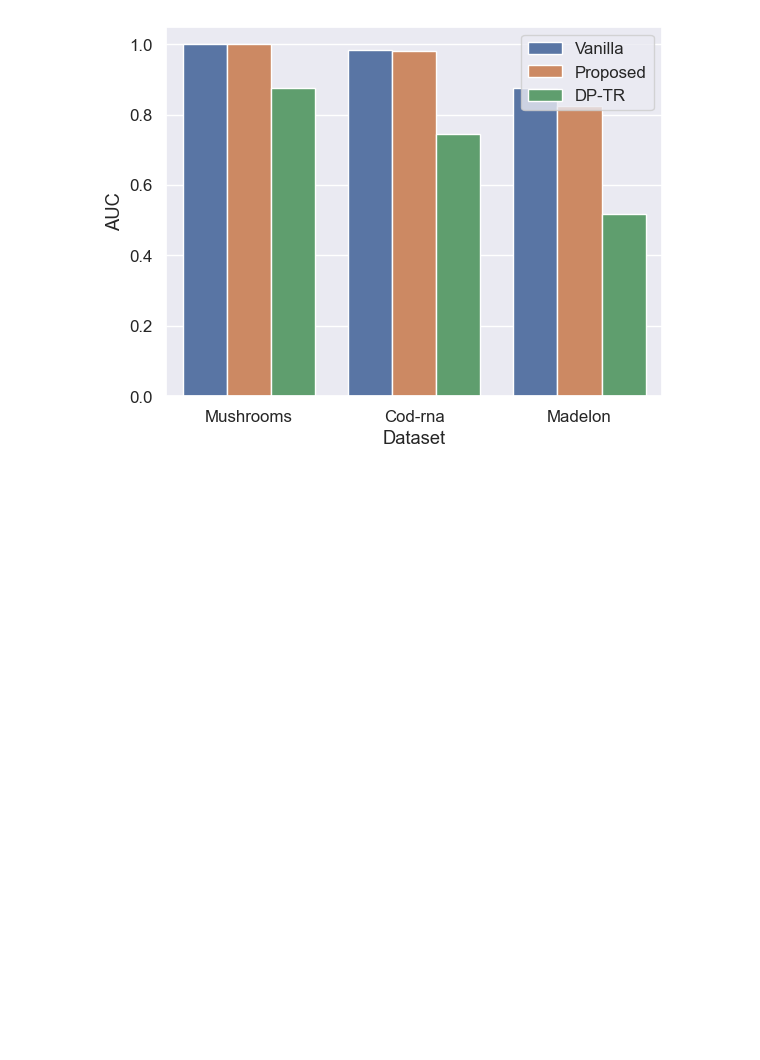
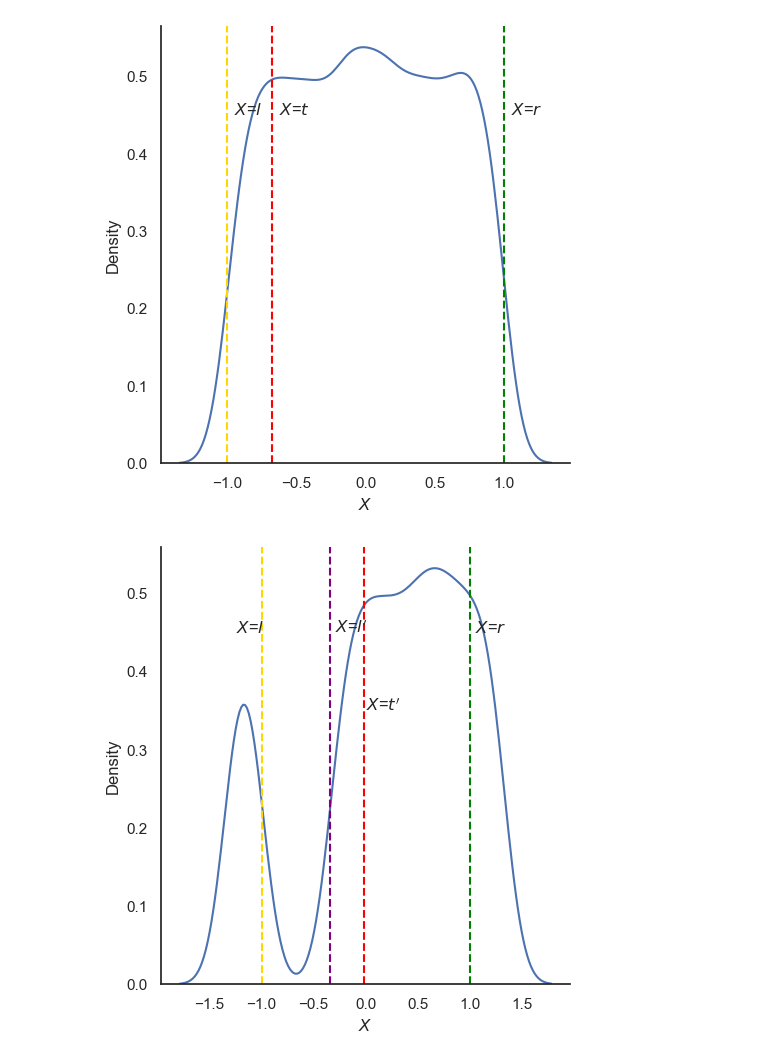
Before and after one commit to Carudy/phaserTree, a Jupyter notebook: plot.ipynb, the cells around one changed output. Cells and saved outputs as stored; diff of their text form; code cells hidden in the pictures; blank space fills up the shorter version.

```diff
--- a/plot.ipynb
+++ b/plot.ipynb
@@ -74,6 +105,7 @@ plt.savefig(r'D:\work\phase_tree/figure/pole.pdf')
 # %%
 # dist3 4
 sns.set(font_scale=1.5)
+sns.set_theme(style="white", palette=None)
 
 xs = np.random.uniform(-1, 1, 3000)
 l = min(xs)
@@ -83,35 +115,38 @@ t = random.choice(range(len(xs)))
 
 fig = sns.displot(xs, kind="kde")
 fig.set_axis_labels('$X$')
 
 plt.axvline(xs[t], color='red', linestyle='--')
 plt.text(xs[t]+0.05, 0.45, f'$X$=$t$')
 plt.axvline(l, color='gold', linestyle='--')
 plt.text(l+0.05, 0.45, f'$X$=$l$')
 plt.axvline(r, color='green', linestyle='--')
 plt.text(r+0.05, 0.45, f'$X$=$r$')
 
-fig.savefig(r'D:\work\phase_tree/dis3.pdf')
+fig.savefig(r'D:\work\phase_tree/figure/dis3.pdf', bbox_inches='tight')
 
 pa = Phaser(xs, (max(xs)-min(xs)) * 0.33)
 xx = [pa(x) for x in xs]
 
 fig = sns.displot(xx, kind="kde")
 fig.set_axis_labels('$X$')
 
 plt.axvline(xx[t], color='red', linestyle='--')
 plt.text(xx[t]+0.02, 0.35, f'$X$=$t^\prime$')
 
 plt.axvline(l, color='gold', linestyle='--')
 plt.text(l-0.25, 0.45, f'$X$=$l$')
 
 plt.axvline(pa(l), color='purple', linestyle='--')
 plt.text(pa(l)+0.05, 0.45, f'$X$=$l^\prime$')
 
 plt.axvline(r, color='green', linestyle='--')
 plt.text(r+0.05, 0.45, f'$X$=$r$')
 
-fig.savefig(r'D:\work\phase_tree/dis4.pdf')
+fig.savefig(r'D:\work\phase_tree/figure/dis4.pdf', bbox_inches='tight')
+# %% [output]
+[figure, added]
+[figure, added]
 # %%
 def fakeope(A):
     a = sorted(set(A))
@@ -148,17 +183,0 @@ fig.savefig(r'D:/work/phase_tree/figure/c4.pdf')
-# %%
-# Phaser vs DP
-sns.set(font_scale=1.1)
-df = pd.DataFrame({
-    'Dataset':  ['Mushrooms', 'Mushrooms', 'Mushrooms', 'Cod-rna', 'Cod-rna', 'Cod-rna', 'Madelon', 'Madelon', 'Madelon'],
-    'Model': ['Vanilla', 'Proposed', 'DP-TR'] * 3,
-    'AUC': [1.000, 1.000, 0.8766280693903764] + [0.983, 0.982, 0.7447951548627856] + [0.875, 0.824, 0.5174222222222222],
-})
-
-# sns.set(font_scale=1.5)
-fig = sns.barplot(x="Dataset", y="AUC", hue='Model', data=df)
-plt.gca().legend().set_title('')
-
-
-fig.figure.savefig(r'D:/work/phase_tree/figure/auc.pdf')
-# %% [output]
-[figure, removed]
```
Also changed, not shown: parts of 9 cells of this notebook, 26 other files.
